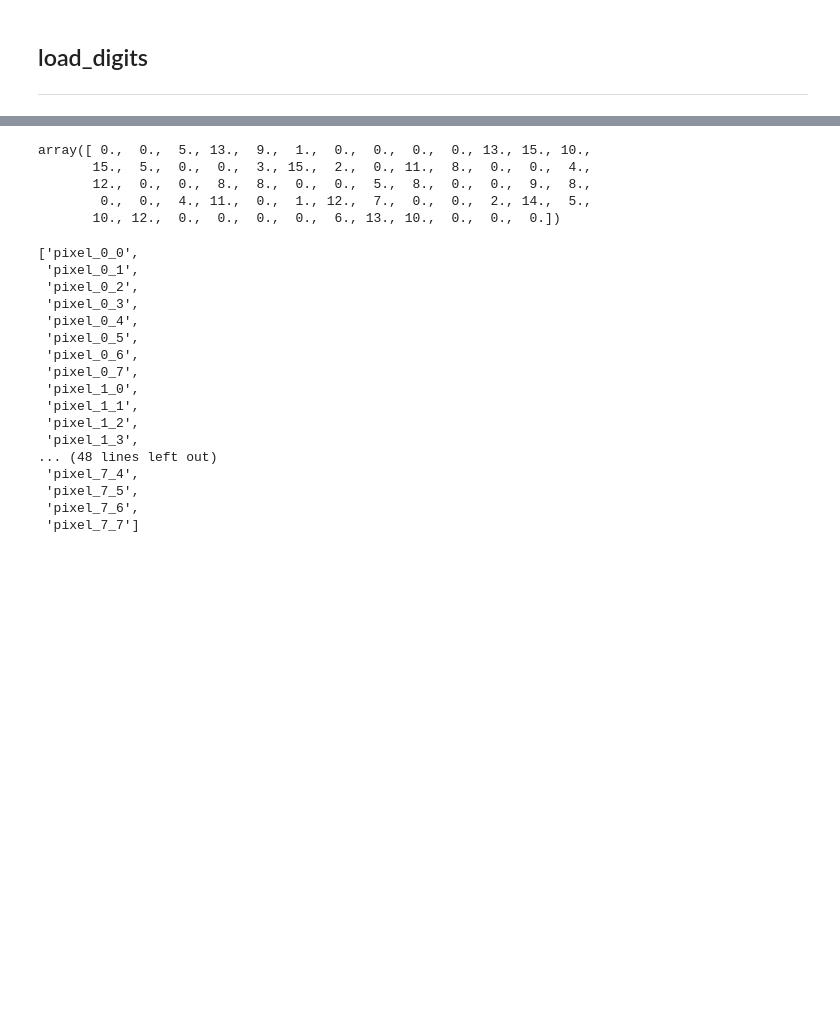
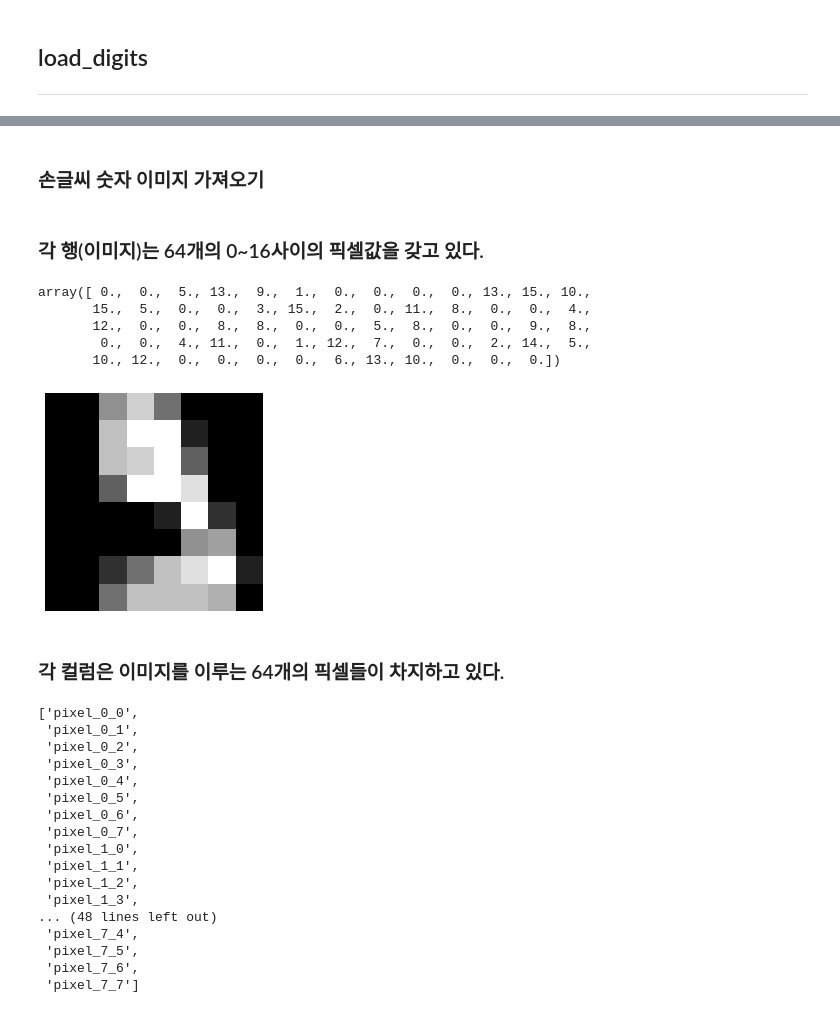
Before and after one commit to Tunastrom/into_the_python1, a Jupyter notebook: AIFFEL/lms/scikit_learn_toy.ipynb, the cells around one changed output, grey strips where cells are left out. Saved outputs shown, nothing was run; the diff lists cells and outputs as text; code cells hidden in the pictures; blank space fills up the shorter version.

```diff
--- a/AIFFEL/lms/scikit_learn_toy.ipynb
+++ b/AIFFEL/lms/scikit_learn_toy.ipynb
@@ -8 +18,3 @@ from sklearn.metrics import classification_report
+# %% [markdown]
+### 손글씨 숫자 이미지 가져오기
 # %%
@@ -9,6 +22,8 @@ from sklearn.metrics import classification_report
 digit = load_digits()
 digit_data = digit.data
 digit_label = digit.target
+# %% [markdown]
+### 각 행(이미지)는 64개의 0~16사이의 픽셀값을 갖고 있다.
 # %%
 digit_data[0]
 # %% [output]
@@ -17,6 +32,17 @@ array([ 0.,  0.,  5., 13.,  9.,  1.,  0.,  0.,  0.,  0., 13., 15., 10.,
        12.,  0.,  0.,  8.,  8.,  0.,  0.,  5.,  8.,  0.,  0.,  9.,  8.,
         0.,  0.,  4., 11.,  0.,  1., 12.,  7.,  0.,  0.,  2., 14.,  5.,
        10., 12.,  0.,  0.,  0.,  0.,  6., 13., 10.,  0.,  0.,  0.])
+# %%
+import matplotlib.pyplot as plt
+%matplotlib inline
+
+plt.imshow(digit_data[29].reshape(8,8), cmap='gray')
+plt.axis('off')
+plt.show()
+# %% [output]
+[figure, added]
+# %% [markdown]
+### 각 컬럼은 이미지를 이루는 64개의 픽셀들이 차지하고 있다.
 # %%
 digit.feature_names
 # %% [output]
```
Also changed, not shown: parts of 59 cells of this notebook, 6 other files.
